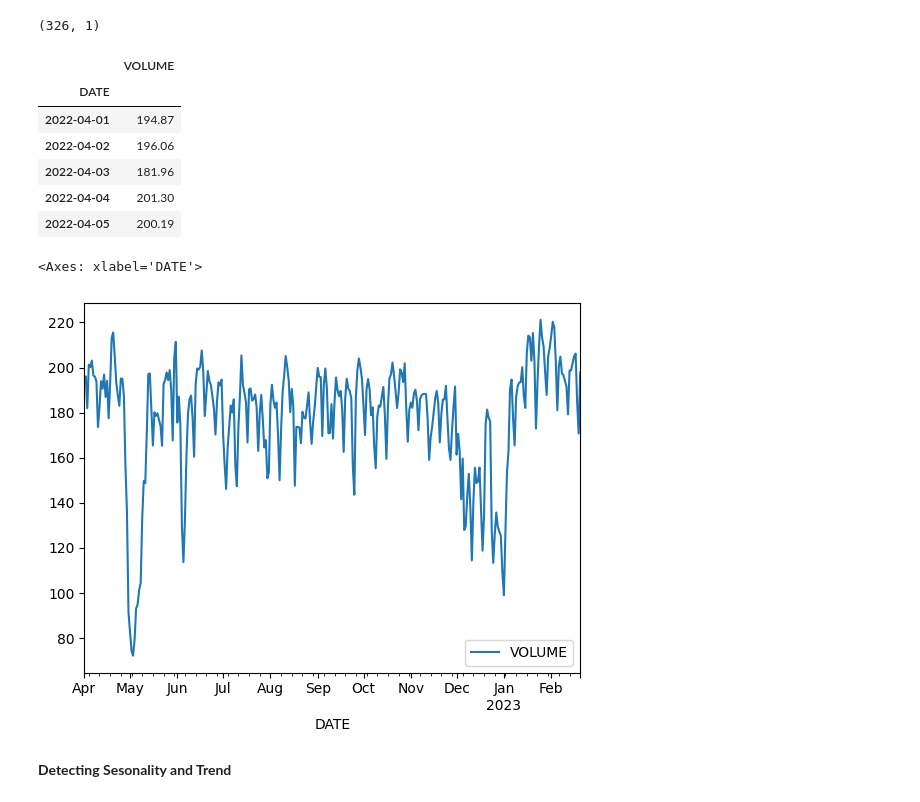
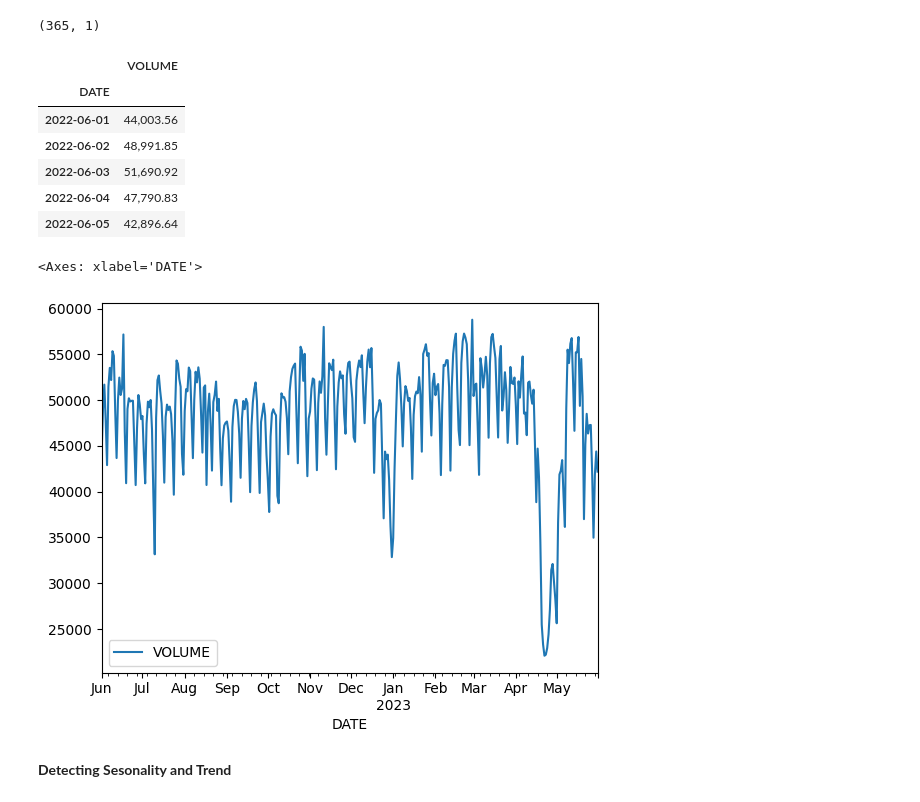
Before and after one commit to RizkiRiyadi/ForecastGasDemandKarawang, a Jupyter notebook: ForecastFix.ipynb, the cells around one changed output. Drawn from its saved outputs; the diff is of its cells as text; code cells hidden in the pictures.

```diff
--- a/ForecastFix.ipynb
+++ b/ForecastFix.ipynb
@@ -12,24 +12,25 @@ from scipy.stats import kstest
 from statsmodels.tsa.seasonal import STL
 from scipy import special
 # %%
-df=pd.read_csv('Dummy.csv',sep=';', decimal=',', index_col='DATE', parse_dates=True, dayfirst=True)
+df=pd.read_csv('DataFix.csv',sep=';', decimal=',', index_col='DATE', parse_dates=True, dayfirst=True)
 pd.set_option('display.float_format', '{:,.2f}'.format)
+df.sort_index(inplace=True)
 print(df.shape)
 df.head()
 # %% [output]
-(326, 1)
+(365, 1)
 |  | VOLUME |
 | DATE |  |
-| 2022-04-01 | 194.87 |
-| 2022-04-02 | 196.06 |
-| 2022-04-03 | 181.96 |
-| 2022-04-04 | 201.30 |
-| 2022-04-05 | 200.19 |
+| 2022-06-01 | 44,003.56 |
+| 2022-06-02 | 48,991.85 |
+| 2022-06-03 | 51,690.92 |
+| 2022-06-04 | 47,790.83 |
+| 2022-06-05 | 42,896.64 |
 # %%
 df.plot(y='VOLUME')
 # %% [output]
 <Axes: xlabel='DATE'>
-[figure, old version]
+[figure, new version]
 # %% [markdown]
 **Detecting Sesonality and Trend**
 # %%
```
Also changed, not shown: parts of 33 cells of this notebook, 2 other files.
